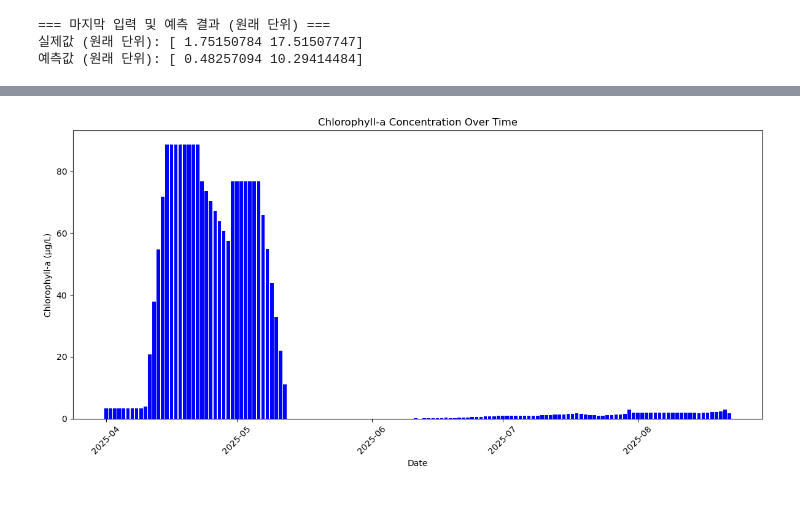
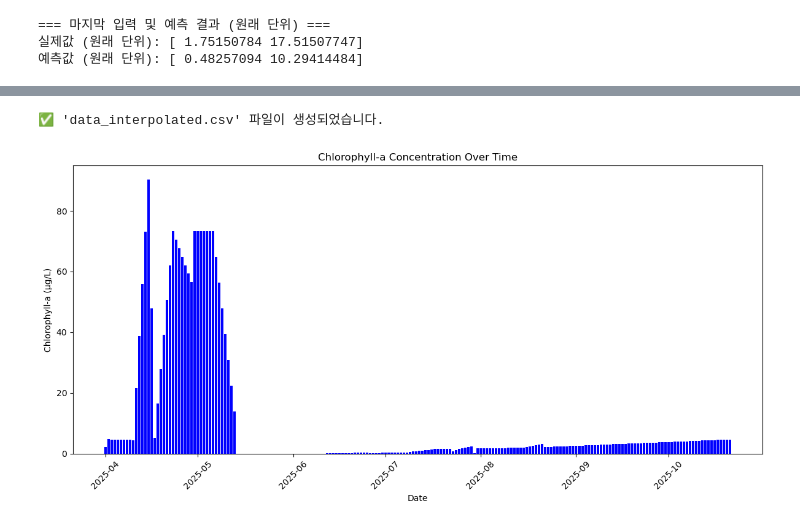
Before and after one commit to kty2001/water_quality, a Jupyter notebook: codetest.ipynb, the cells around one changed output, grey strips where cells are left out. Saved outputs shown, nothing was run; the diff lists cells and outputs as text; code cells hidden in the pictures.

```diff
--- a/codetest.ipynb
+++ b/codetest.ipynb
@@ -462,34 +496,52 @@ with open('weights/weights_result.csv', mode='a', newline='', encoding='utf-8')
 # %%
+df = pd.read_csv(f"data/{file_name}.csv")
+
+df['날짜'] = pd.to_datetime(df['날짜'])
+df = df.sort_values('날짜')
+
+full_range = pd.date_range(start=df['날짜'].min(), end=df['날짜'].max(), freq='D')
+df_full = df.set_index('날짜').reindex(full_range)
+
+df_full.index.name = '날짜'
+df_full = df_full.interpolate(method='linear')
+
+# 8️⃣ 보간 후 남은 결측치가 있다면 그대로 둠(또는 필요 시 fillna)
+# df_full = df_full.fillna(0)  # 필요시 활성화
+
+df_full.to_csv("data/data_interpolated.csv", index=True, encoding='utf-8-sig')
+print("✅ 'data_interpolated.csv' 파일이 생성되었습니다.")
+
 df = pd.read_csv("data/data_interpolated.csv")
 
 # 날짜 컬럼을 datetime으로 변환
 df['날짜'] = pd.to_datetime(df['날짜'])
 
 # 날짜 순으로 정렬
 df = df.sort_values('날짜')
 
 # 전체 날짜 범위 생성 (비어 있는 날짜 포함)
 full_range = pd.date_range(start=df['날짜'].min(), end=df['날짜'].max())
 
 # 전체 날짜 기준으로 reindex
 df_full = df.set_index('날짜').reindex(full_range)
 
 # 열 이름 복구
 df_full.index.name = '날짜'
 
 # 클로로필 컬럼 이름 맞추기
 chlorophyll_col = [col for col in df.columns if 'Chlorophyll' in col][0]
 
 # 그래프 그리기
 plt.figure(figsize=(12, 6))
 plt.bar(df_full.index, df_full[chlorophyll_col], color='blue')
 
 plt.title("Chlorophyll-a Concentration Over Time")
 plt.xlabel("Date")
 plt.ylabel("Chlorophyll-a (µg/L)")
 plt.xticks(rotation=45)
 plt.tight_layout()
 plt.show()
 # %% [output]
+✅ 'data_interpolated.csv' 파일이 생성되었습니다.
-[figure, old version]
+[figure, new version]
 # %%
```
Also changed, not shown: parts of 2 cells of this notebook, 1 other file.
